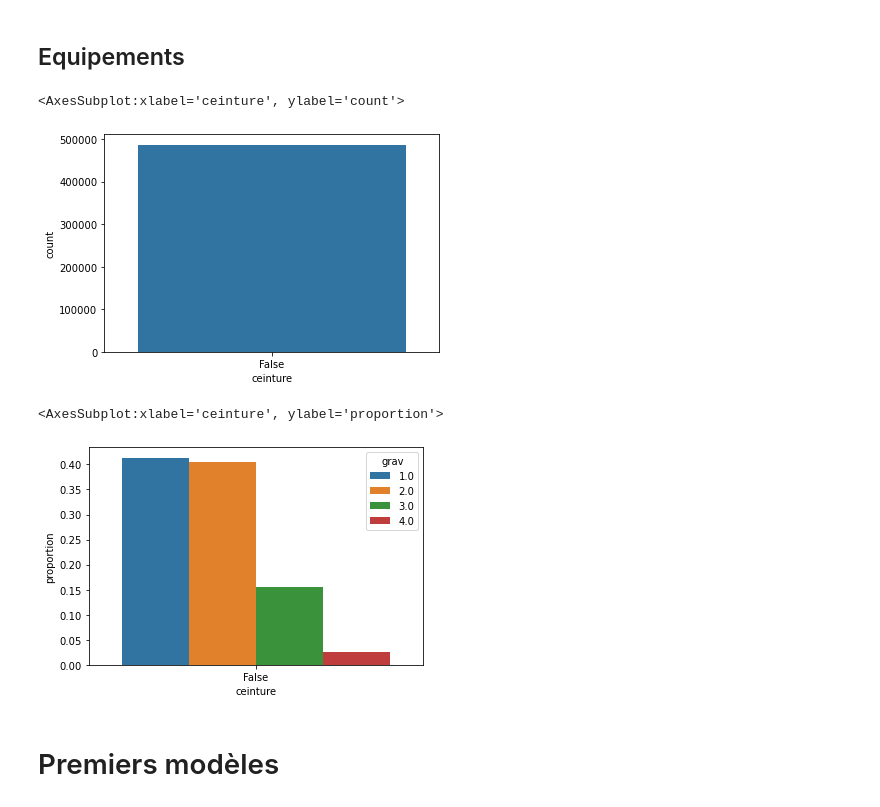
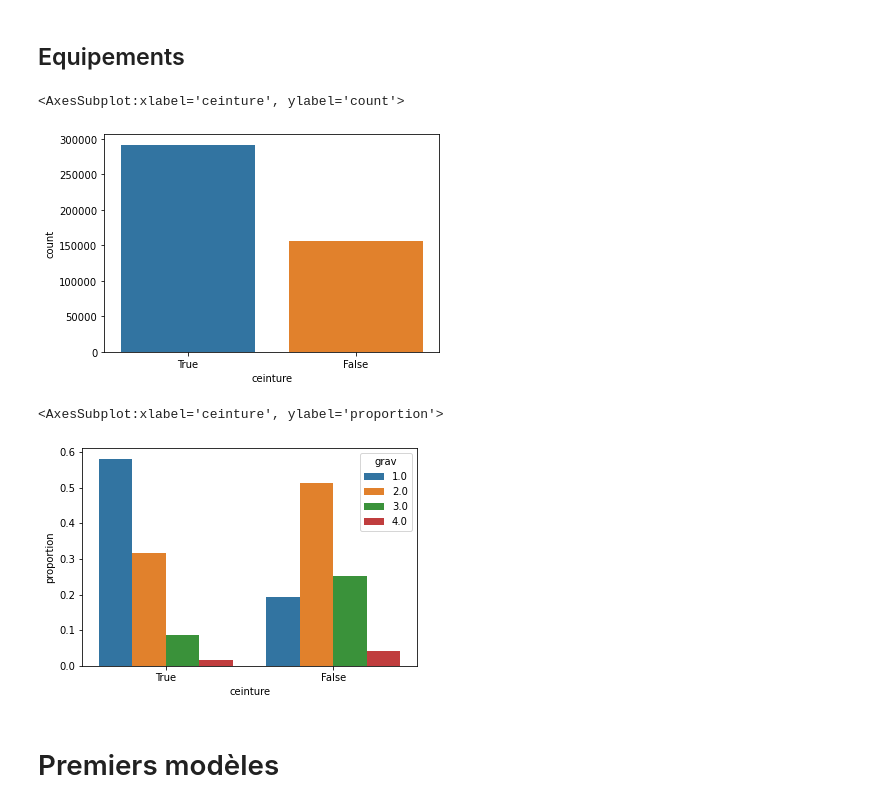
Before and after one commit to antoine-palazz/Projet_Python_ENSAE_2A, a Jupyter notebook: scripts/eda.ipynb, the cells around one changed output. Drawn from its saved outputs; the diff is of its cells as text; code cells hidden in the pictures.

Commit message:
nouveaux graphes

```diff
--- a/scripts/eda.ipynb
+++ b/scripts/eda.ipynb
@@ -199,3 +159,5 @@ df_merged.drop(["Num_Acc", "id_usager", "id_vehicule", "num_veh", "voie", "v1",
+# %%
+df_merged.drop("lartpc", axis=1, inplace=True)
 # %% [markdown]
 **[WARNING : pas forcément une bonne idée car `catu` est parfois peut-être plus pertinent que `place`]**
 On élimine également la variable `catu` qui posera des problèmes de colinéarité, car son information est redondante par rapport à la variable `place`.
@@ -471,0 +526,2 @@ df_merged["catr_2"] = np.where(df_merged["catr"].isin(["route départementale",
+# %%
+df_merged["plan_2"] = np.where(df_merged["plan"].isin(["plan rectiligne"]), 1, 0)
@@ -472,18 +588,20 @@ df_merged["catr_2"] = np.where(df_merged["catr"].isin(["route départementale",
 # %% [markdown]
 ## Equipements
+# %%
+df_non_pieton = df_merged[df_merged["catu"]!="piéton"]
 # %%
 var = "ceinture"
-sns.countplot(data=df_merged, x=var, order=df_merged[var].value_counts().index)
+sns.countplot(data=df_non_pieton, x=var, order=df_non_pieton[var].value_counts().index)
 # %% [output]
 <AxesSubplot:xlabel='ceinture', ylabel='count'>
-[figure, old version]
+[figure, new version]
 # %%
 var = "ceinture"
-proportions = df_merged.groupby(var)['grav'].value_counts(normalize=True).rename('proportion').reset_index()
-sns.barplot(x=var, y='proportion', hue='grav', data=proportions, order=df_merged[var].value_counts().index)
+proportions = df_non_pieton.groupby(var)['grav'].value_counts(normalize=True).rename('proportion').reset_index()
+sns.barplot(x=var, y='proportion', hue='grav', data=proportions, order=df_non_pieton[var].value_counts().index)
 # %% [output]
 <AxesSubplot:xlabel='ceinture', ylabel='proportion'>
-[figure, old version]
+[figure, new version]
 # %% [markdown]
 # Premiers modèles
 # %%
```
Also changed, not shown: parts of 41 cells of this notebook, 1 other file.
